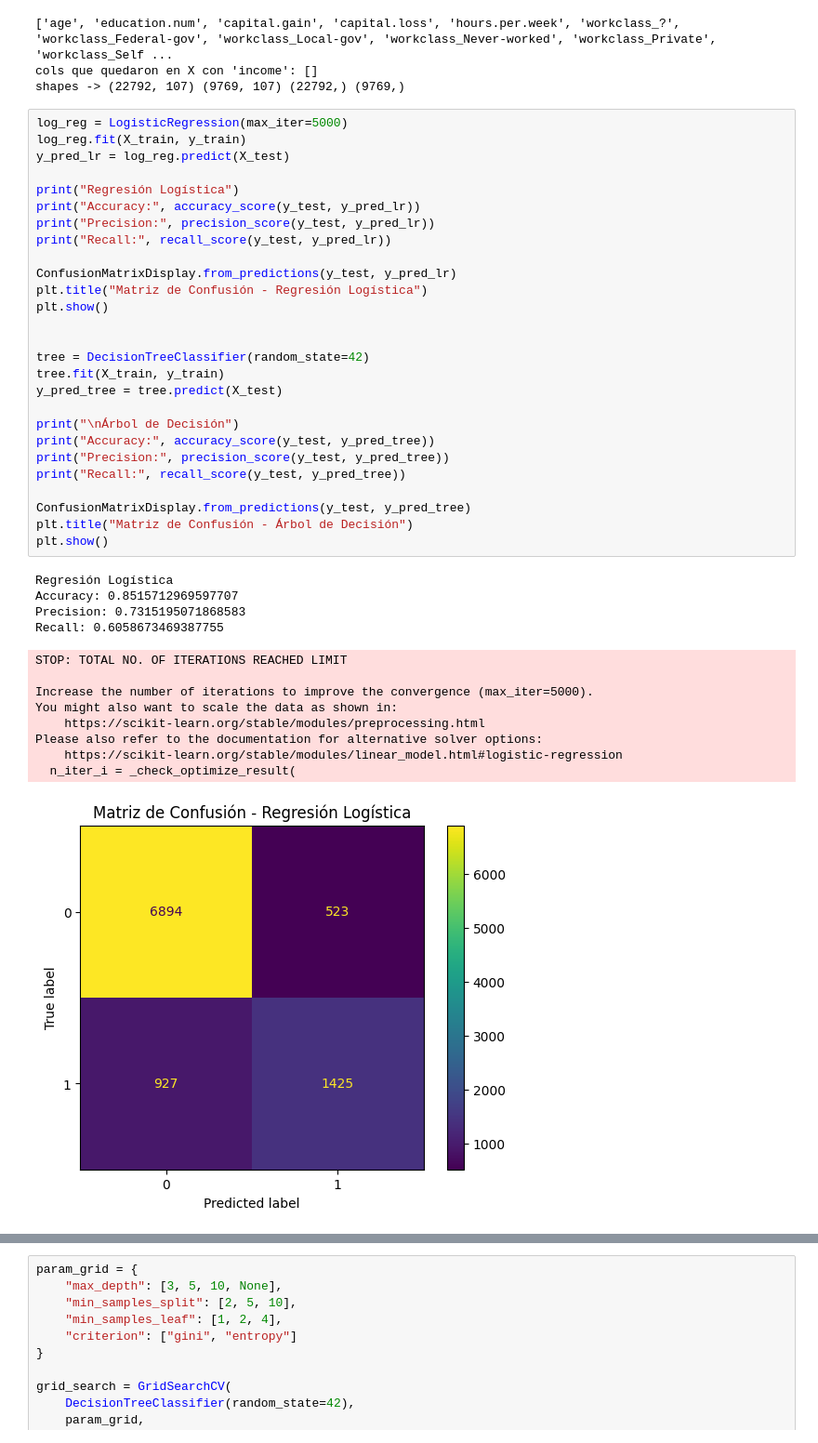
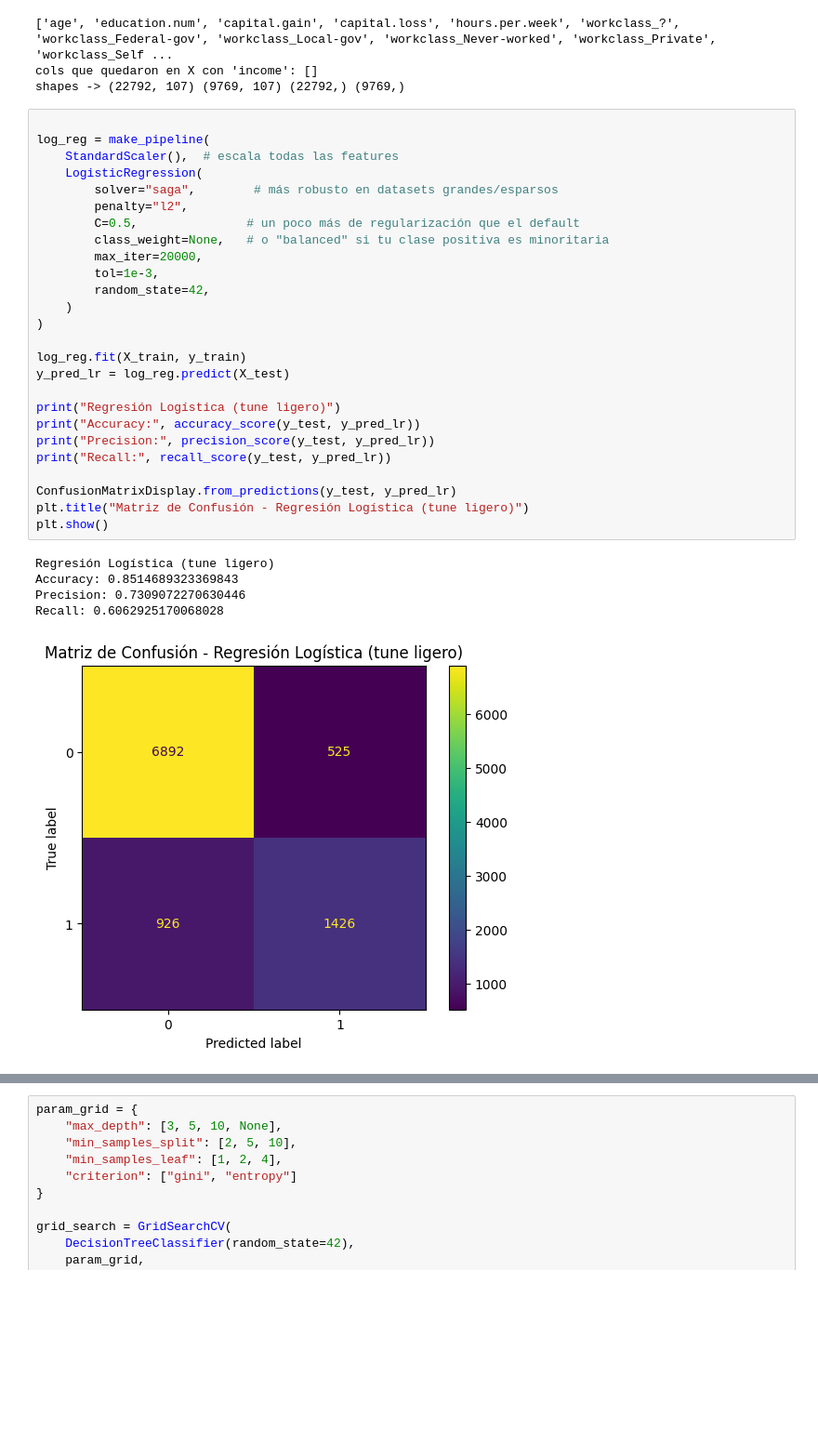
Before and after one commit to brigitteblau/tp-ia, a Jupyter notebook: Bodner_Blau_TP1.ipynb, the cells around one changed output, grey strips where cells are left out. Shown at 93% size. Cells and saved outputs as stored; diff of their text form; blank space fills up the shorter version.

```diff
--- a/Bodner_Blau_TP1.ipynb
+++ b/Bodner_Blau_TP1.ipynb
@@ -181,43 +183,34 @@ print("shapes ->", X_train.shape, X_test.shape, y_train.shape, y_test.shape)
 cols que quedaron en X con 'income': []
 shapes -> (22792, 107) (9769, 107) (22792,) (9769,)
 # %%
-log_reg = LogisticRegression(max_iter=5000)
+
+log_reg = make_pipeline(
+    StandardScaler(),  # escala todas las features
+    LogisticRegression(
+        solver="saga",        # más robusto en datasets grandes/esparsos
+        penalty="l2",
+        C=0.5,               # un poco más de regularización que el default
+        class_weight=None,   # o "balanced" si tu clase positiva es minoritaria
+        max_iter=20000,
+        tol=1e-3,
+        random_state=42,
+    )
+)
+
 log_reg.fit(X_train, y_train)
 y_pred_lr = log_reg.predict(X_test)
 
-print("Regresión Logística")
+print("Regresión Logística (tune ligero)")
 print("Accuracy:", accuracy_score(y_test, y_pred_lr))
 print("Precision:", precision_score(y_test, y_pred_lr))
 print("Recall:", recall_score(y_test, y_pred_lr))
 
 ConfusionMatrixDisplay.from_predictions(y_test, y_pred_lr)
-plt.title("Matriz de Confusión - Regresión Logística")
+plt.title("Matriz de Confusión - Regresión Logística (tune ligero)")
 plt.show()
-
-
-tree = DecisionTreeClassifier(random_state=42)
-tree.fit(X_train, y_train)
-y_pred_tree = tree.predict(X_test)
-
-print("\nÁrbol de Decisión")
-print("Accuracy:", accuracy_score(y_test, y_pred_tree))
-print("Precision:", precision_score(y_test, y_pred_tree))
-print("Recall:", recall_score(y_test, y_pred_tree))
-
-ConfusionMatrixDisplay.from_predictions(y_test, y_pred_tree)
-plt.title("Matriz de Confusión - Árbol de Decisión")
-plt.show()
 # %% [output]
-Regresión Logística
-Accuracy: 0.8515712969597707
-Precision: 0.7315195071868583
-Recall: 0.6058673469387755
+Regresión Logística (tune ligero)
+Accuracy: 0.8514689323369843
+Precision: 0.7309072270630446
+Recall: 0.6062925170068028
-STOP: TOTAL NO. OF ITERATIONS REACHED LIMIT
-
-Increase the number of iterations to improve the convergence (max_iter=5000).
-You might also want to scale the data as shown in:
-    https://scikit-learn.org/stable/modules/preprocessing.html
-Please also refer to the documentation for alternative solver options:
-    https://scikit-learn.org/stable/modules/linear_model.html#logistic-regression
-  n_iter_i = _check_optimize_result(
-[figure, old version]
+[figure, new version]
```
Also changed, not shown: parts of 3 cells of this notebook.
